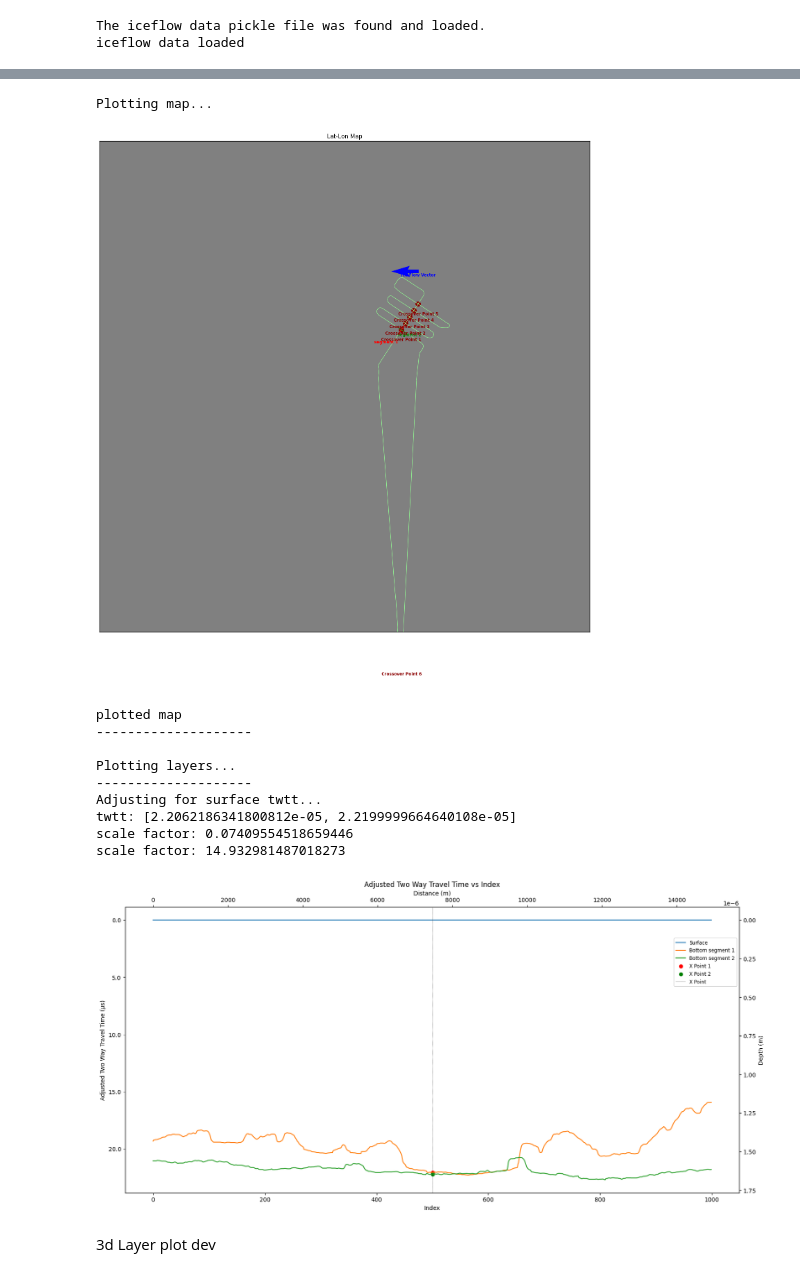
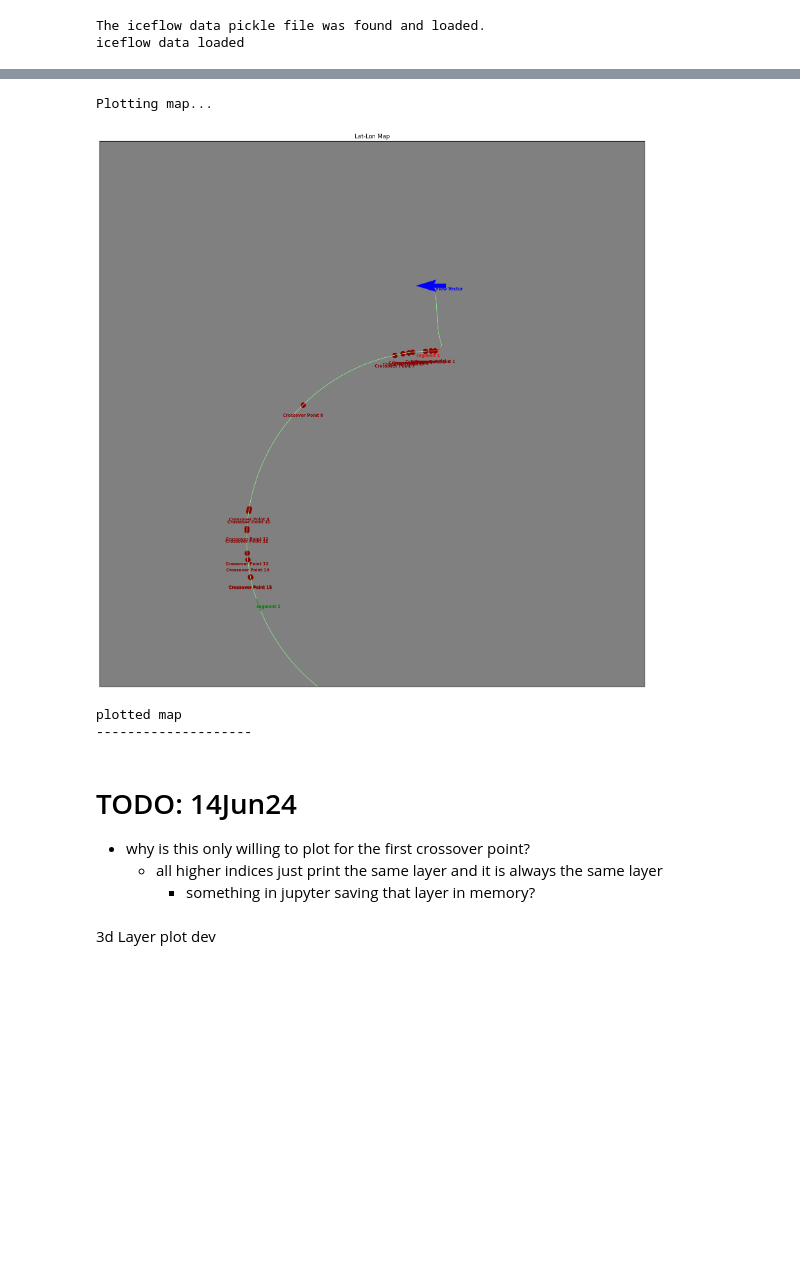
Before and after one commit to richardmoser/cresis_project, a Jupyter notebook: doit.ipynb, the cells around one changed output, grey strips where cells are left out. Cells and saved outputs as stored; diff of their text form; code cells hidden in the pictures; blank space fills up the shorter version.

```diff
--- a/doit.ipynb
+++ b/doit.ipynb
@@ -20,12 +20,12 @@ seg_length = 100
 # season = "2009_Antarctica_DC8"
 season = "2018_Antarctica_DC8"
 # season = "2016_Antarctica_DC8"
-# season = "2014_Antarctica_DC8"
-season = "2022_Antarctica_BaslerMKB"
+season = "2014_Antarctica_DC8"
+# season = "2022_Antarctica_BaslerMKB"
 
 # flight = "20181030_01"  # the flight date and frame number
     # that flight only has one point
-flight = "20181018_01"
+# flight = "20181018_01"
 # flight = "20181103_01"
 # flight = "20181011_01"
     # one dimensional data error
@@ -37,8 +37,9 @@ flight = "20181018_01"
 # flight = "20161111_05"
     # probably too close to the coast to be useful
 # flight = "20161024_05"
-# flight = "20141026_06"
-flight = "20230127_01"
+flight = "20141026_06"
+    # this one is 1/3 of an orbit and produces a bunch of bunk crossovers
+# flight = "20230127_01"
     # ~ 1/3 of an orbit of the pole and yet the angle plot looks like hot garbage
 # file_name = "layer_export_" + flight + ".pickle"
 file_name = "C:\\Users\\rj\\Documents\\cresis_project\\pickle_jar\\layer_export_" + flight + ".pickle"
@@ -94,8 +95,9 @@ iceflow data loaded
 # %%
 # if the file at filename exists, read in the intersect_indices and intersection_points from the pickle file
 # otherwise, find the intersect_indices and intersection_points and save them to a pickle file
+force_redo_intersections = False
 filename = f"C:\\Users\\rj\\Documents\\cresis_project\\pickle_jar\\{season}_{flight}_crossover_points.pickle"
-if not os.path.isfile(filename):  # if the file does not exist
+if not os.path.isfile(filename) or force_redo_intersections:  # if the file does not exist
     print(f"File {filename} does not exist. Making it...")
     intersection_points, intersection_indices, segment_ends = cross_point(layers[0], seg_length, quiet=True)
     with open(filename, 'wb') as file:
@@ -146,19 +242,25 @@ twtt: 0.00000366486411524078
 # %%
 plot_map(layers, intersection_indices, intersection_points, iceflow_data, season, flight,  zoom=False, cross_index=0, filename=(season + "_" + flight + "crossover"))
-plot_layers_at_cross(layers, intersection_indices, intersection_points, season, flight, filename=(season + "_" + flight + "crossover"))
+# plot_layers_at_cross(layers, intersection_indices, intersection_points, season, flight, filename=(season + "_" + flight + "crossover"))
+
+# for i in range(len(intersection_indices)):
+#     # intersection_index = intersection_indices[i]
+#     print(f"intersection {i}: {intersection_points[i]}, twtt: {twtt_at_point(layers[1], layers[0], intersection_indices, quiet=True)[i]}")
+#     print(intersection_index)
+#     plot_layers_at_cross(layers, intersection_indices, intersection_points, season, flight, filename=(season + "_" + flight + "crossover"), cross_index=i)
+
+# i = 2
+# plot_layers_at_cross(layers, intersection_indices, intersection_points, season, flight, filename=(season + "_" + flight + "crossover"), cross_index=i)
 # %% [output]
 Plotting map...
-[figure, old version]
+[figure, new version]
 plotted map
 --------------------
-
-Plotting layers...
---------------------
-Adjusting for surface twtt...
-twtt: [2.2062186341800812e-05, 2.2199999664640108e-05]
-scale factor: 0.07409554518659446
-scale factor: 14.932981487018273
-[figure, removed]
+# %% [markdown]
+# TODO: 14Jun24
+- why is this only willing to plot for the first crossover point?
+    - all higher indices just print the same layer and it is always the same layer
+        - something in jupyter saving that layer in memory?
 # %% [markdown]
 3d Layer plot dev
 # %%
```
Also changed, not shown: parts of 14 cells of this notebook, 5 other files.
